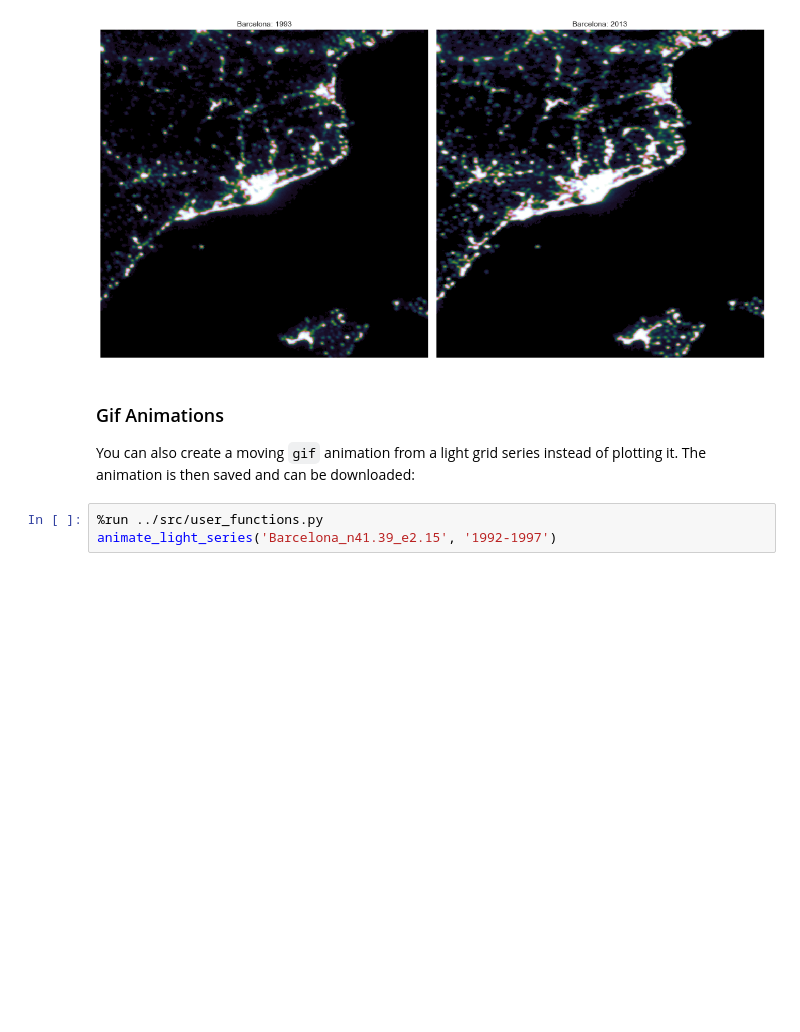
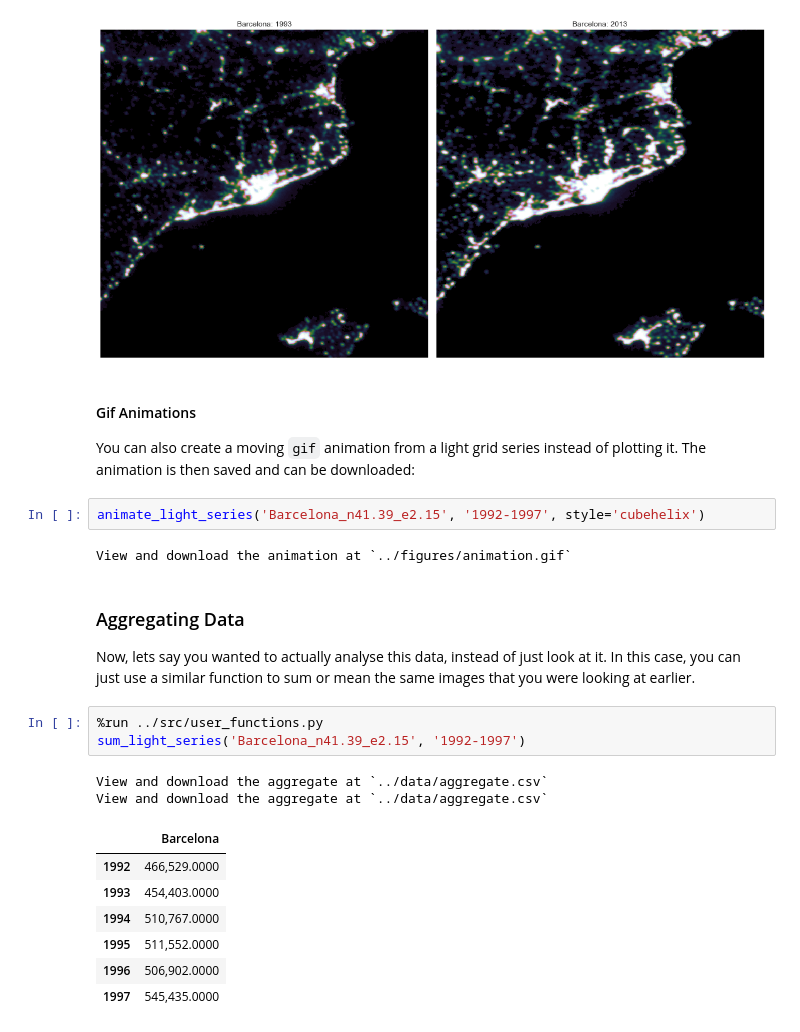
Before and after one commit to feliuserra/Luminosity, a Jupyter notebook: lights_on/notebooks/getting_started.ipynb, the cells around one changed output. Drawn from its saved outputs; the diff is of its cells as text; blank space fills up the shorter version.

```diff
--- a/lights_on/notebooks/getting_started.ipynb
+++ b/lights_on/notebooks/getting_started.ipynb
@@ -64,8 +64,25 @@ plot_light_series('Barcelona_n41.39_e2.15', '1993_2013', style='cubehelix', size
 # %% [output]
 [figure]
 # %% [markdown]
-### Gif Animations
+#### Gif Animations
 You can also create a moving `gif` animation from a light grid series instead of plotting it. The animation is then saved and can be downloaded:
+# %%
+animate_light_series('Barcelona_n41.39_e2.15', '1992-1997', style='cubehelix')
+# %% [output]
+View and download the animation at `../figures/animation.gif`
+# %% [markdown]
+### Aggregating Data
+Now, lets say you wanted to actually analyse this data, instead of just look at it. In this case, you can just use a similar function to sum or mean the same images that you were looking at earlier.
 # %%
 %run ../src/user_functions.py
-animate_light_series('Barcelona_n41.39_e2.15', '1992-1997')
+sum_light_series('Barcelona_n41.39_e2.15', '1992-1997')
+# %% [output]
+View and download the aggregate at `../data/aggregate.csv`
+View and download the aggregate at `../data/aggregate.csv`
+|  | Barcelona |
+| 1992 | 466,529.0000 |
+| 1993 | 454,403.0000 |
+| 1994 | 510,767.0000 |
+| 1995 | 511,552.0000 |
+| 1996 | 506,902.0000 |
+| 1997 | 545,435.0000 |
```
Also changed, not shown: parts of 1 cell of this notebook, 3 other files.
